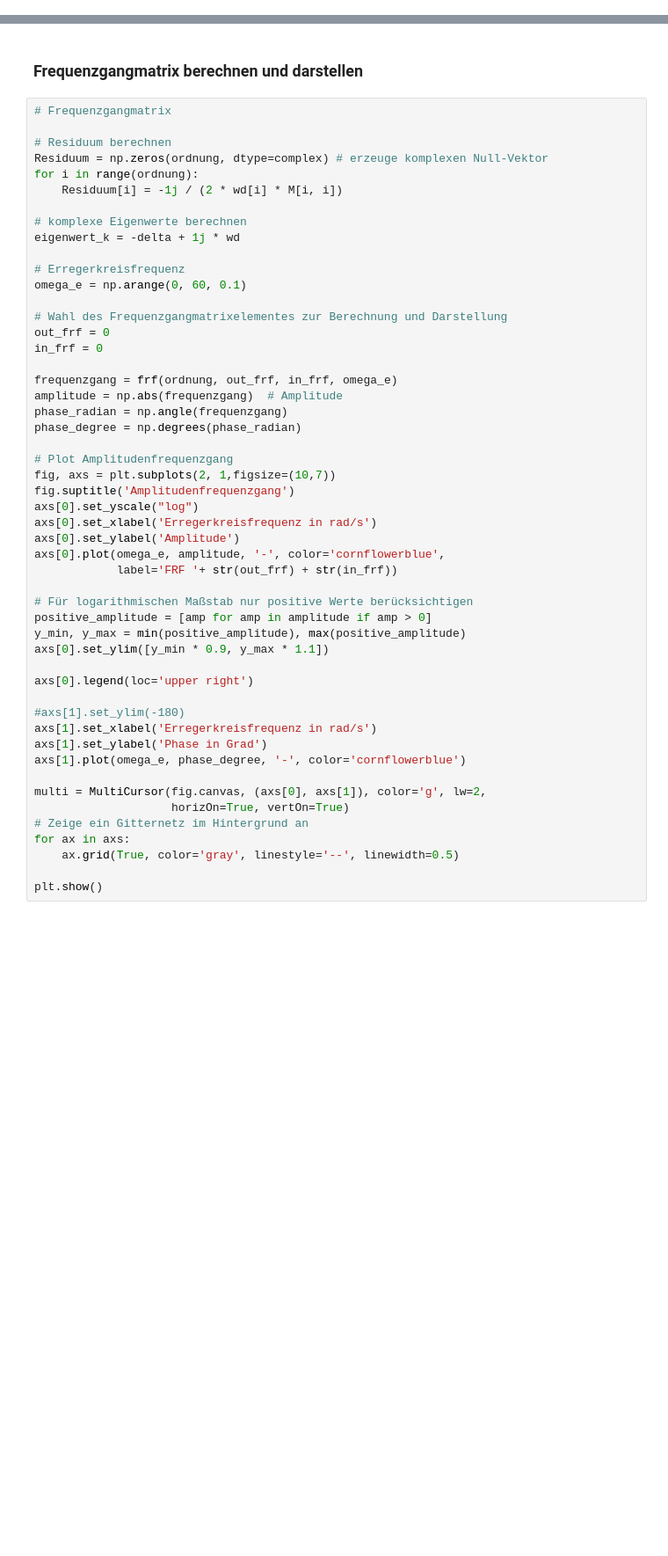
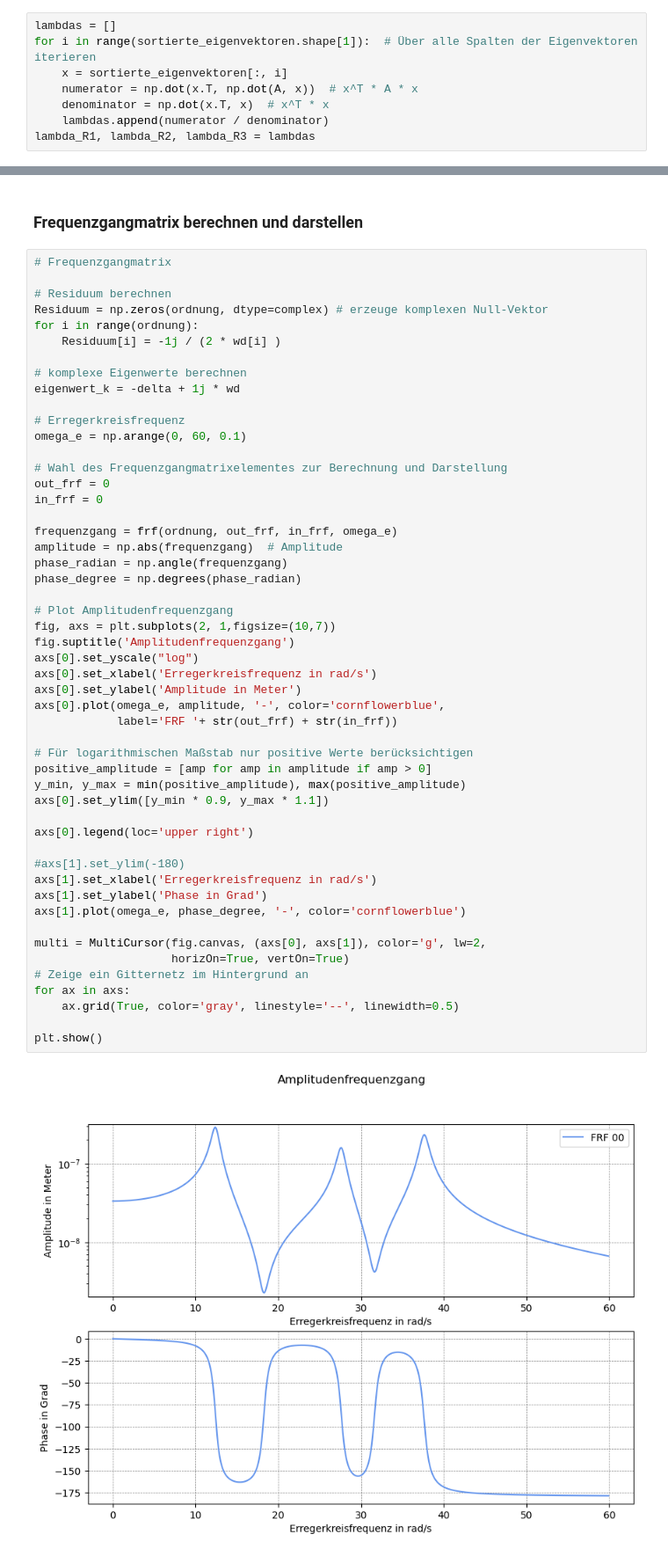
Before and after one commit to Feinmechaniker/Modalanalysis, a Jupyter notebook: MDOF/MDOF_Rayleigh.ipynb, the cells around one changed output, grey strips where cells are left out. Shown at 88% size. Drawn from its saved outputs; the diff is of its cells as text; blank space fills up the shorter version.

```diff
--- a/MDOF/MDOF_Rayleigh.ipynb
+++ b/MDOF/MDOF_Rayleigh.ipynb
@@ -172,0 +175,8 @@ normierte Eigenvektoren $\psi_{N}$
+# %%
+lambdas = []
+for i in range(sortierte_eigenvektoren.shape[1]):  # Über alle Spalten der Eigenvektoren iterieren
+    x = sortierte_eigenvektoren[:, i]
+    numerator = np.dot(x.T, np.dot(A, x))  # x^T * A * x
+    denominator = np.dot(x.T, x)  # x^T * x
+    lambdas.append(numerator / denominator)
+lambda_R1, lambda_R2, lambda_R3 = lambdas
@@ -385,7 +408,7 @@ plt.show()
 # Residuum berechnen
 Residuum = np.zeros(ordnung, dtype=complex) # erzeuge komplexen Null-Vektor
 for i in range(ordnung):
-    Residuum[i] = -1j / (2 * wd[i] * M[i, i])
+    Residuum[i] = -1j / (2 * wd[i] )
 
 # komplexe Eigenwerte berechnen
 eigenwert_k = -delta + 1j * wd
@@ -402,31 +425,33 @@ amplitude = np.abs(frequenzgang)  # Amplitude
 phase_radian = np.angle(frequenzgang)
 phase_degree = np.degrees(phase_radian)
 
 # Plot Amplitudenfrequenzgang
 fig, axs = plt.subplots(2, 1,figsize=(10,7))
 fig.suptitle('Amplitudenfrequenzgang')
 axs[0].set_yscale("log")
 axs[0].set_xlabel('Erregerkreisfrequenz in rad/s')
-axs[0].set_ylabel('Amplitude')
+axs[0].set_ylabel('Amplitude in Meter')
 axs[0].plot(omega_e, amplitude, '-', color='cornflowerblue',
             label='FRF '+ str(out_frf) + str(in_frf))
 
 # Für logarithmischen Maßstab nur positive Werte berücksichtigen
 positive_amplitude = [amp for amp in amplitude if amp > 0]
 y_min, y_max = min(positive_amplitude), max(positive_amplitude)
 axs[0].set_ylim([y_min * 0.9, y_max * 1.1])
 
 axs[0].legend(loc='upper right')
 
 #axs[1].set_ylim(-180)
 axs[1].set_xlabel('Erregerkreisfrequenz in rad/s')
 axs[1].set_ylabel('Phase in Grad')
 axs[1].plot(omega_e, phase_degree, '-', color='cornflowerblue')
 
 multi = MultiCursor(fig.canvas, (axs[0], axs[1]), color='g', lw=2,
                     horizOn=True, vertOn=True)
 # Zeige ein Gitternetz im Hintergrund an
 for ax in axs:
     ax.grid(True, color='gray', linestyle='--', linewidth=0.5)
 
 plt.show()
+# %% [output]
+[figure, added]
```
Also changed, not shown: parts of 9 cells of this notebook.
